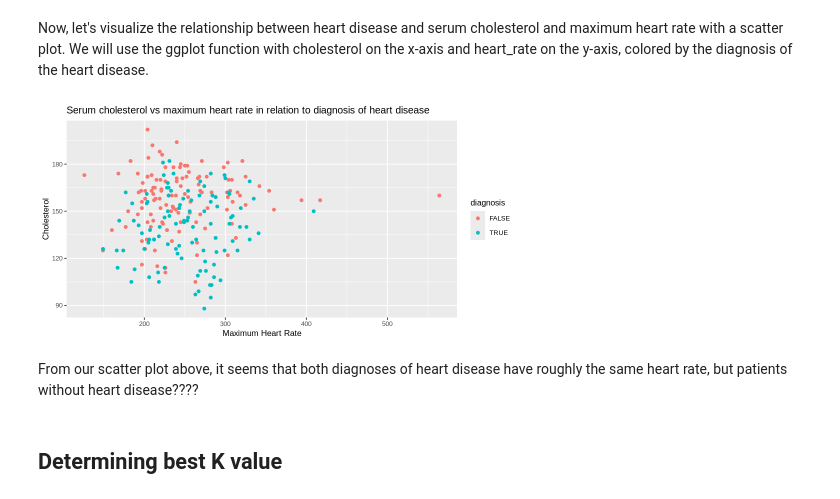
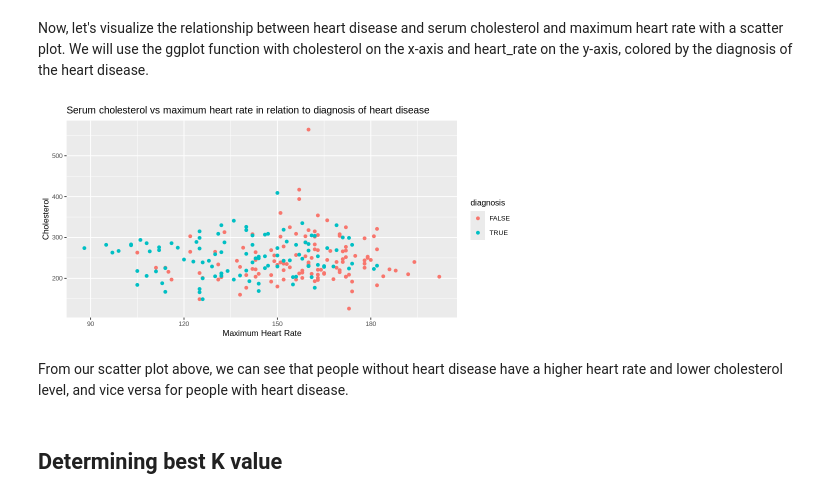
Before and after one commit to Git-Aarya/Heart-Disease-Predictor, a Jupyter notebook: project_proposal_analysis.ipynb, the cells around one changed output. Cells and saved outputs as stored; diff of their text form; code cells hidden in the pictures.

Commit message:
changed scatter plot

```diff
--- a/project_proposal_analysis.ipynb
+++ b/project_proposal_analysis.ipynb
@@ -191,17 +191,17 @@ Now, let's visualize the relationship between heart disease and serum cholestero
 # %%
 options(repr.plot.height = 4, repr.plot.width = 8)
 
 bp_scatter <- cleveland_train |>
-            ggplot(aes(x = cholesterol, y = heart_rate, color = diagnosis)) +
+            ggplot(aes(x = heart_rate, y = cholesterol, color = diagnosis)) +
             geom_point() +
             labs(x = "Maximum Heart Rate", y = "Cholesterol", title = "Serum cholesterol vs maximum heart rate in relation to diagnosis of heart disease") +
             theme(text = element_text(size = 10))
 
 bp_scatter
 # %% [output]
-[figure, old version]
+[figure, new version]
 # %% [markdown]
-From our scatter plot above, it seems that both diagnoses of heart disease have roughly the same heart rate, but patients without heart disease????
+From our scatter plot above, we can see that people without heart disease have a higher heart rate and lower cholesterol level, and vice versa for people with heart disease.
 # %% [markdown]
 ## Determining best K value
 # %%
```
